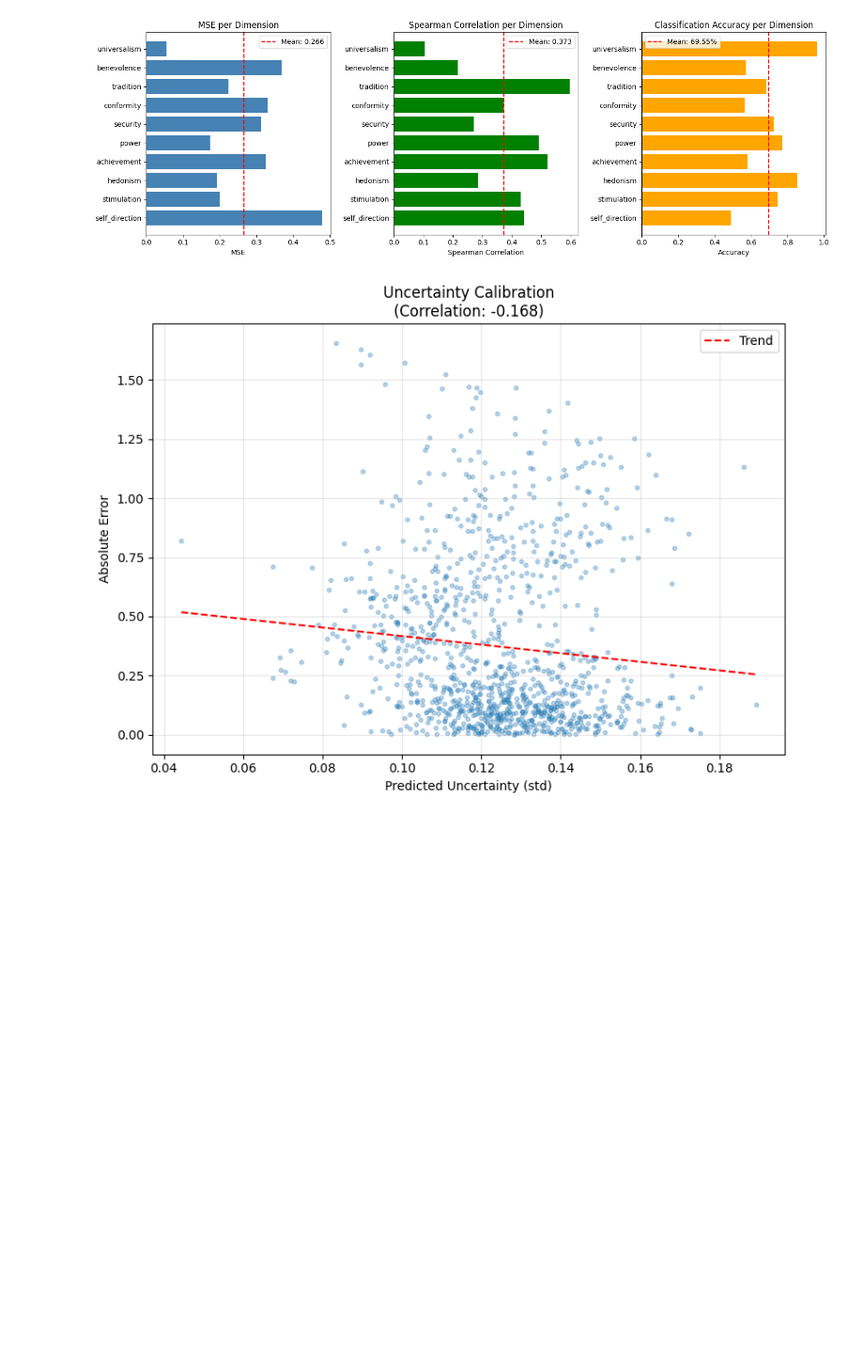
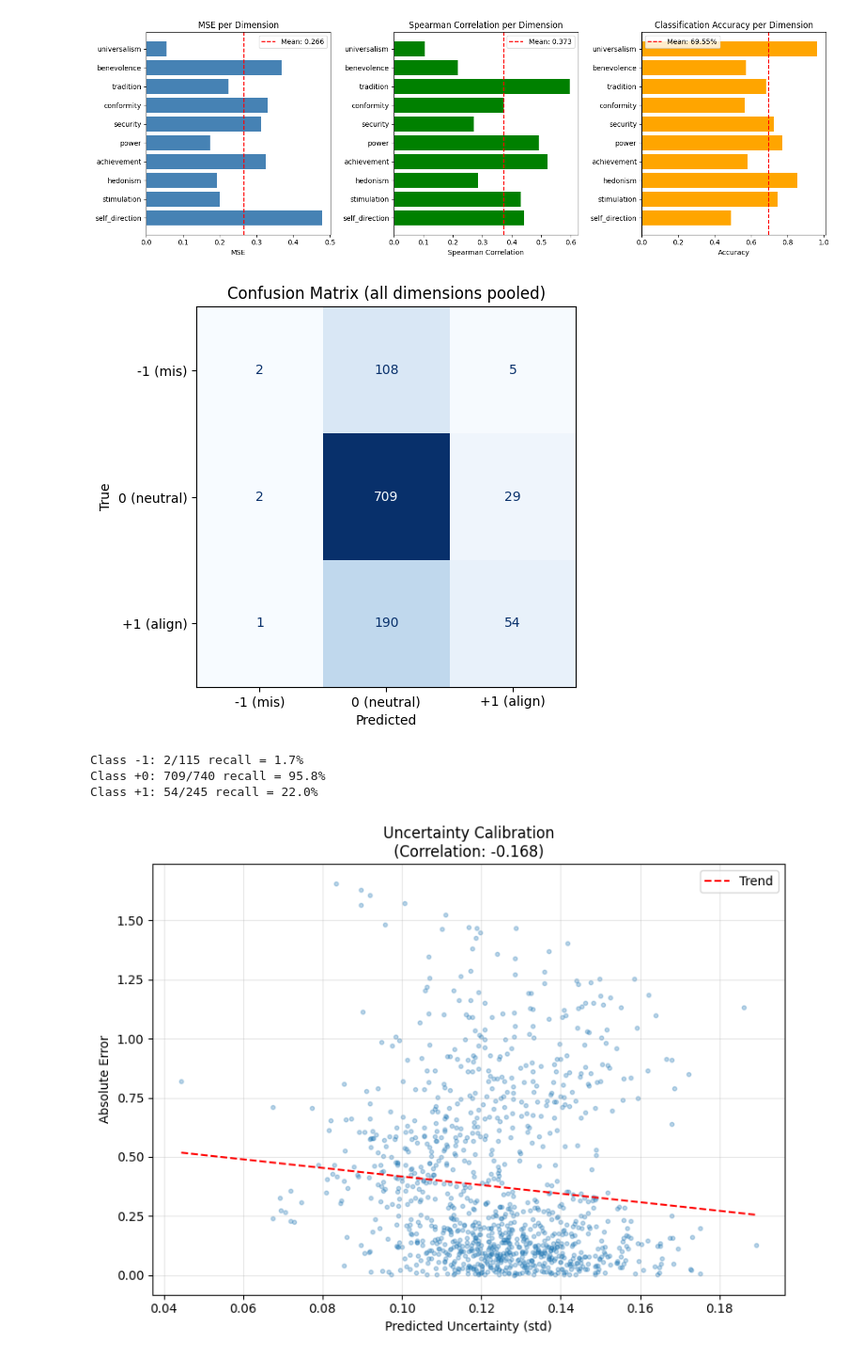
Before and after one commit to DesmondChoy/twinkl, a Jupyter notebook: notebooks/critic_training/critic_training_mlp.ipynb, the cells around one changed output. Shown at 94% size. Saved outputs shown, nothing was run; the diff lists cells and outputs as text; code cells hidden in the pictures; blank space fills up the shorter version.

Commit message:
fix: added confusion matrix to mlp notebook

```diff
--- a/notebooks/critic_training/critic_training_mlp.ipynb
+++ b/notebooks/critic_training/critic_training_mlp.ipynb
@@ -363,6 +363,35 @@ plt.tight_layout()
 plt.show()
 # %% [output]
 [figure]
+# %%
+# Confusion matrix (aggregated across all 10 dimensions)
+from sklearn.metrics import confusion_matrix, ConfusionMatrixDisplay
+
+pred_flat = np.round(results["predictions"]).clip(-1, 1).flatten().astype(int)
+target_flat = results["targets"].flatten().astype(int)
+
+cm = confusion_matrix(target_flat, pred_flat, labels=[-1, 0, 1])
+
+fig, ax = plt.subplots(figsize=(6, 5))
+disp = ConfusionMatrixDisplay(cm, display_labels=["-1 (mis)", "0 (neutral)", "+1 (align)"])
+disp.plot(ax=ax, cmap="Blues", colorbar=False)
+ax.set_title("Confusion Matrix (all dimensions pooled)")
+ax.set_xlabel("Predicted")
+ax.set_ylabel("True")
+plt.tight_layout()
+plt.show()
+
+# Per-class recall
+for i, label in enumerate([-1, 0, 1]):
+    row_total = cm[i].sum()
+    correct = cm[i, i]
+    recall = correct / row_total if row_total > 0 else 0
+    print(f"Class {label:+d}: {correct}/{row_total} recall = {recall:.1%}")
+# %% [output]
+[figure, added]
+Class -1: 2/115 recall = 1.7%
+Class +0: 709/740 recall = 95.8%
+Class +1: 54/245 recall = 22.0%
 # %%
 # Uncertainty calibration check
 # If well-calibrated, higher uncertainty should correlate with higher error
```
